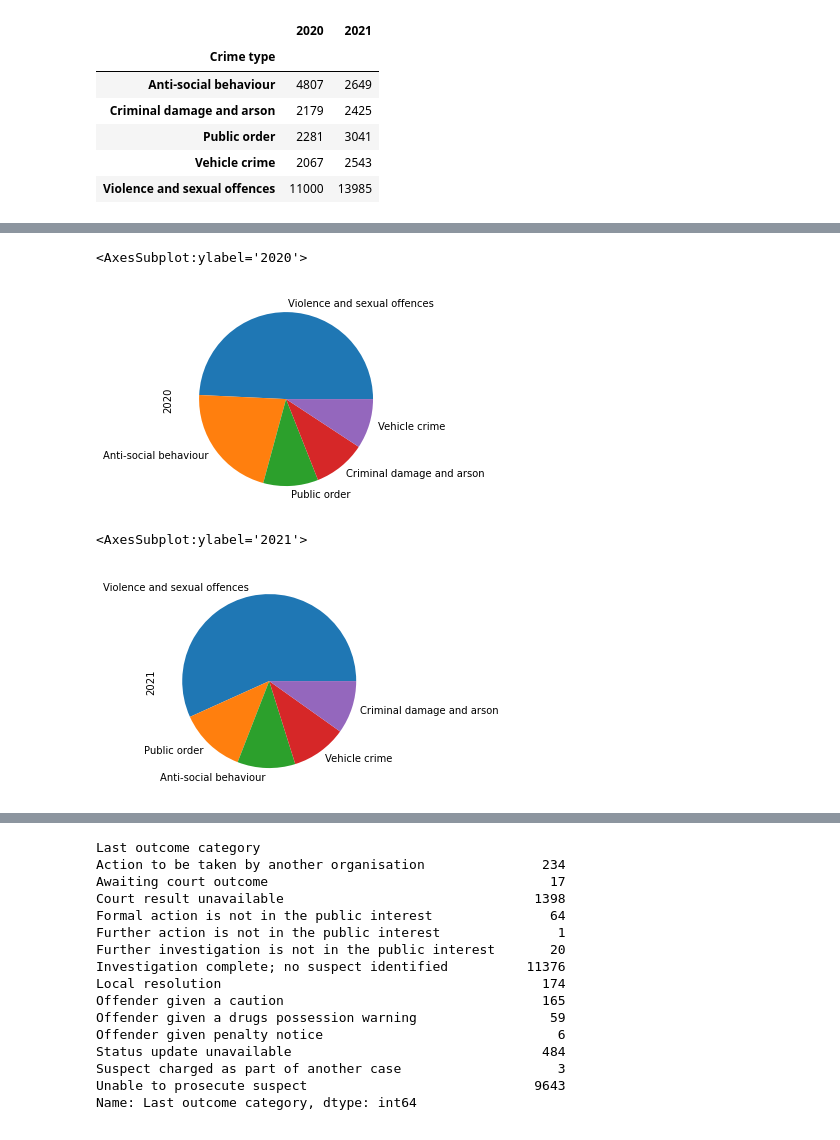
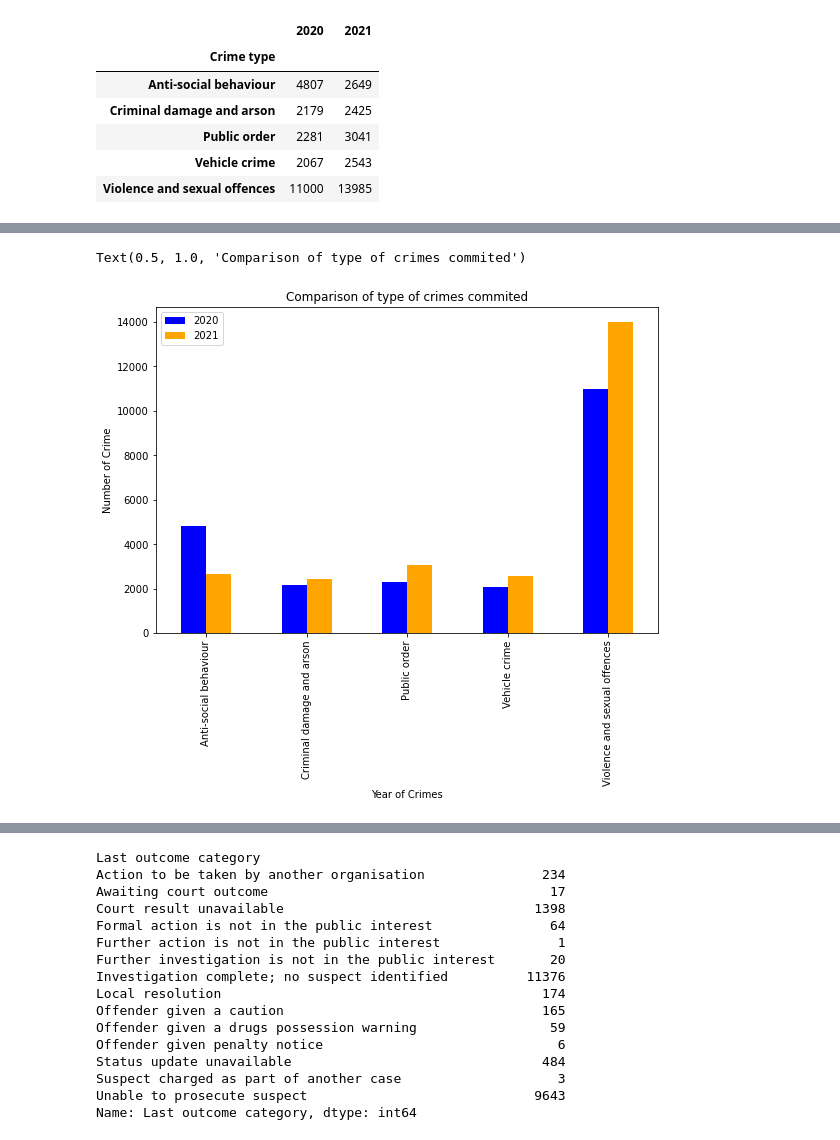
Before and after one commit to hibaa-a/Crime-in-the-West-Midlands, a Jupyter notebook: Crime-Kaz.ipynb, the cells around one changed output, grey strips where cells are left out. Saved outputs shown, nothing was run; the diff lists cells and outputs as text; code cells hidden in the pictures.

```diff
--- a/Crime-Kaz.ipynb
+++ b/Crime-Kaz.ipynb
@@ -210,10 +211,9 @@ top_5_type_of_crimes_combined.plot(kind="bar")
-# %%
-top_5_2020.plot(kind="pie")
-# %% [output]
-<AxesSubplot:ylabel='2020'>
-[figure, removed]
-# %%
-top_5_2021.plot(kind="pie")
-# %% [output]
-<AxesSubplot:ylabel='2021'>
-[figure, removed]
+# %%
+top_5_combined_plot = top_5_type_of_crimes_combined.plot.bar( figsize =(9,6), color=["blue", "orange"], rot=90, linewidth=2),
+plt.xlabel("Year of Crimes")
+plt.ylabel("Number of Crime")
+plt.title("Comparison of type of crimes commited")
+#plt.show()
+# %% [output]
+Text(0.5, 1.0, 'Comparison of type of crimes commited')
+[figure, added]
```
Also changed, not shown: parts of 8 cells of this notebook.
